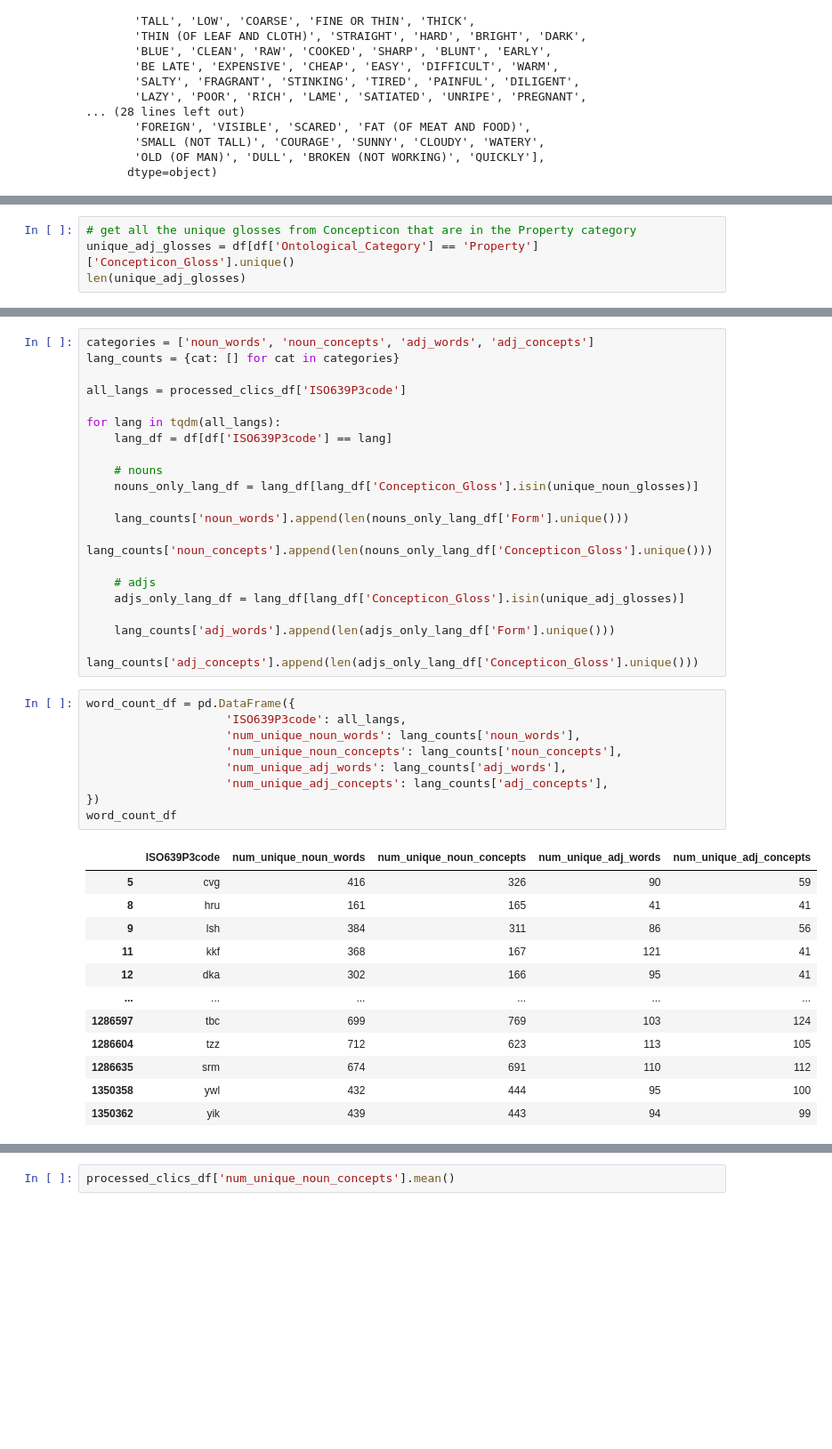
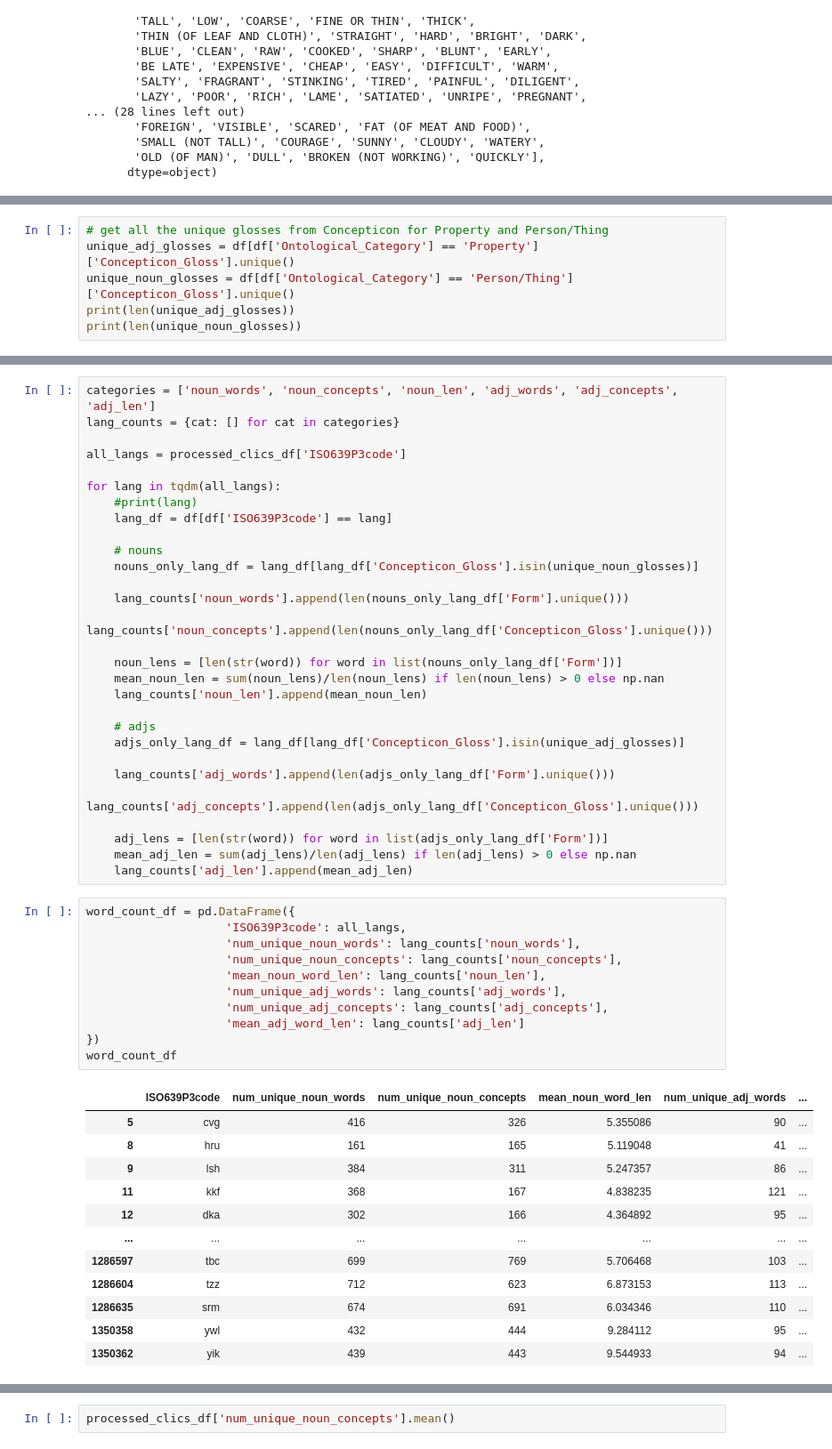
Before and after one commit to dharakyu/crosslinguistic-order, a Jupyter notebook: corpus_analysis/colexification.ipynb, the cells around one changed output, grey strips where cells are left out. Shown at 89% size. Cells and saved outputs as stored; diff of their text form; blank space fills up the shorter version.

```diff
--- a/corpus_analysis/colexification.ipynb
+++ b/corpus_analysis/colexification.ipynb
@@ -131,6 +117,8 @@ HIS (GENITIVE OF HE)
 # %%
-# get all the unique glosses from Concepticon that are in the Property category
+# get all the unique glosses from Concepticon for Property and Person/Thing
 unique_adj_glosses = df[df['Ontological_Category'] == 'Property']['Concepticon_Gloss'].unique()
-len(unique_adj_glosses)
+unique_noun_glosses = df[df['Ontological_Category'] == 'Person/Thing']['Concepticon_Gloss'].unique()
+print(len(unique_adj_glosses))
+print(len(unique_noun_glosses))
 # %% [output]
 237
@@ -137,10 +128,11 @@ len(unique_adj_glosses)
 # %%
-categories = ['noun_words', 'noun_concepts', 'adj_words', 'adj_concepts']
+categories = ['noun_words', 'noun_concepts', 'noun_len', 'adj_words', 'adj_concepts', 'adj_len']
 lang_counts = {cat: [] for cat in categories}
 
 all_langs = processed_clics_df['ISO639P3code']
 
 for lang in tqdm(all_langs):
+    #print(lang)
     lang_df = df[df['ISO639P3code'] == lang]
 
     # nouns
@@ -149,30 +141,40 @@ for lang in tqdm(all_langs):
     lang_counts['noun_words'].append(len(nouns_only_lang_df['Form'].unique()))
     lang_counts['noun_concepts'].append(len(nouns_only_lang_df['Concepticon_Gloss'].unique()))
 
+    noun_lens = [len(str(word)) for word in list(nouns_only_lang_df['Form'])]
+    mean_noun_len = sum(noun_lens)/len(noun_lens) if len(noun_lens) > 0 else np.nan
+    lang_counts['noun_len'].append(mean_noun_len)
+
     # adjs
     adjs_only_lang_df = lang_df[lang_df['Concepticon_Gloss'].isin(unique_adj_glosses)]
 
     lang_counts['adj_words'].append(len(adjs_only_lang_df['Form'].unique()))
     lang_counts['adj_concepts'].append(len(adjs_only_lang_df['Concepticon_Gloss'].unique()))
+
+    adj_lens = [len(str(word)) for word in list(adjs_only_lang_df['Form'])]
+    mean_adj_len = sum(adj_lens)/len(adj_lens) if len(adj_lens) > 0 else np.nan
+    lang_counts['adj_len'].append(mean_adj_len)
 # %%
 word_count_df = pd.DataFrame({
                     'ISO639P3code': all_langs,
                     'num_unique_noun_words': lang_counts['noun_words'],
                     'num_unique_noun_concepts': lang_counts['noun_concepts'],
+                    'mean_noun_word_len': lang_counts['noun_len'],
                     'num_unique_adj_words': lang_counts['adj_words'],
                     'num_unique_adj_concepts': lang_counts['adj_concepts'],
+                    'mean_adj_word_len': lang_counts['adj_len']
 })
 word_count_df
 # %% [output]
-|  | ISO639P3code | num_unique_noun_words | num_unique_noun_concepts | num_unique_adj_words | num_unique_adj_concepts |
-| 5 | cvg | 416 | 326 | 90 | 59 |
-| 8 | hru | 161 | 165 | 41 | 41 |
-| 9 | lsh | 384 | 311 | 86 | 56 |
-| 11 | kkf | 368 | 167 | 121 | 41 |
-| 12 | dka | 302 | 166 | 95 | 41 |
-| ... | ... | ... | ... | ... | ... |
-| 1286597 | tbc | 699 | 769 | 103 | 124 |
-| 1286604 | tzz | 712 | 623 | 113 | 105 |
-| 1286635 | srm | 674 | 691 | 110 | 112 |
-| 1350358 | ywl | 432 | 444 | 95 | 100 |
-| 1350362 | yik | 439 | 443 | 94 | 99 |
+|  | ISO639P3code | num_unique_noun_words | num_unique_noun_concepts | mean_noun_word_len | num_unique_adj_words | ... |
+| 5 | cvg | 416 | 326 | 5.355086 | 90 | ... |
+| 8 | hru | 161 | 165 | 5.119048 | 41 | ... |
+| 9 | lsh | 384 | 311 | 5.247357 | 86 | ... |
+| 11 | kkf | 368 | 167 | 4.838235 | 121 | ... |
+| 12 | dka | 302 | 166 | 4.364892 | 95 | ... |
+| ... | ... | ... | ... | ... | ... | ... |
+| 1286597 | tbc | 699 | 769 | 5.706468 | 103 | ... |
+| 1286604 | tzz | 712 | 623 | 6.873153 | 113 | ... |
+| 1286635 | srm | 674 | 691 | 6.034346 | 110 | ... |
+| 1350358 | ywl | 432 | 444 | 9.284112 | 95 | ... |
+| 1350362 | yik | 439 | 443 | 9.544933 | 94 | ... |
```
Also changed, not shown: parts of 21 cells of this notebook, 1 other file.
